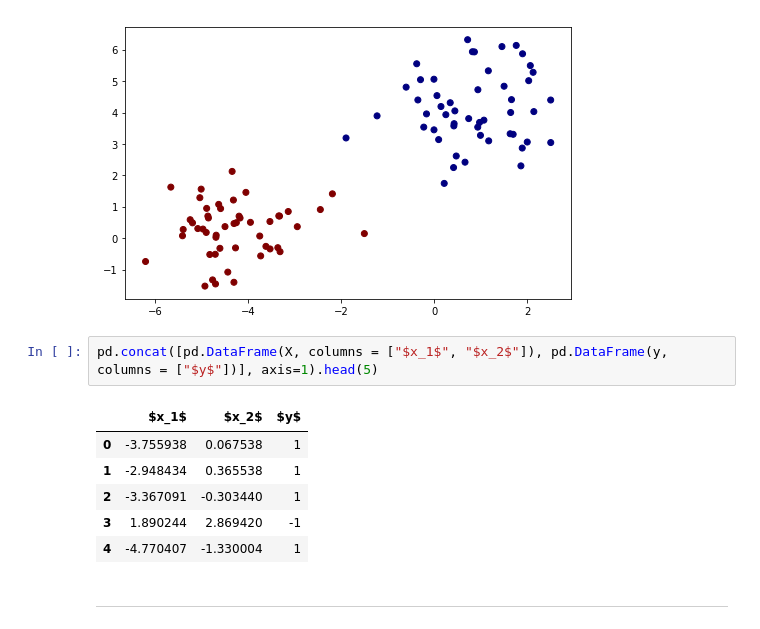
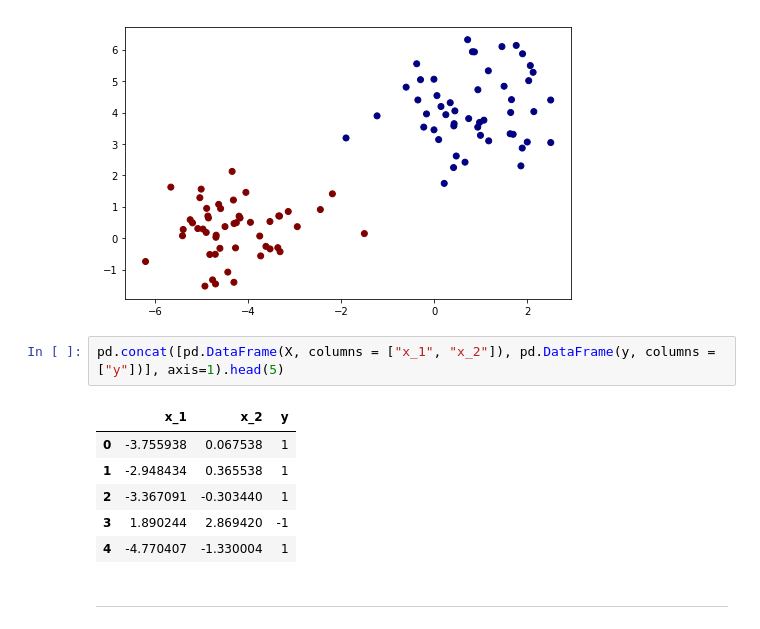
Before and after one commit to collinprather/BDI-2018-JupyterHub, a Jupyter notebook: SVM_scratch.ipynb, the cells around one changed output. Drawn from its saved outputs; the diff is of its cells as text.

Commit message:
aesthetic shanges to dataframe labels

```diff
--- a/SVM_scratch.ipynb
+++ b/SVM_scratch.ipynb
@@ -21,9 +21,9 @@ plt.scatter(X[:,0], X[:,1], c=y, cmap = 'jet')
 <matplotlib.collections.PathCollection at 0x...>
 [figure]
 # %%
-pd.concat([pd.DataFrame(X, columns = ["$x_1$", "$x_2$"]), pd.DataFrame(y, columns = ["$y$"])], axis=1).head(5)
+pd.concat([pd.DataFrame(X, columns = ["x_1", "x_2"]), pd.DataFrame(y, columns = ["y"])], axis=1).head(5)
 # %% [output]
-|  | $x_1$ | $x_2$ | $y$ |
+|  | x_1 | x_2 | y |
 | 0 | -3.755938 | 0.067538 | 1 |
 | 1 | -2.948434 | 0.365538 | 1 |
 | 2 | -3.367091 | -0.303440 | 1 |
```
Also changed, not shown: parts of 1 cell of this notebook.
